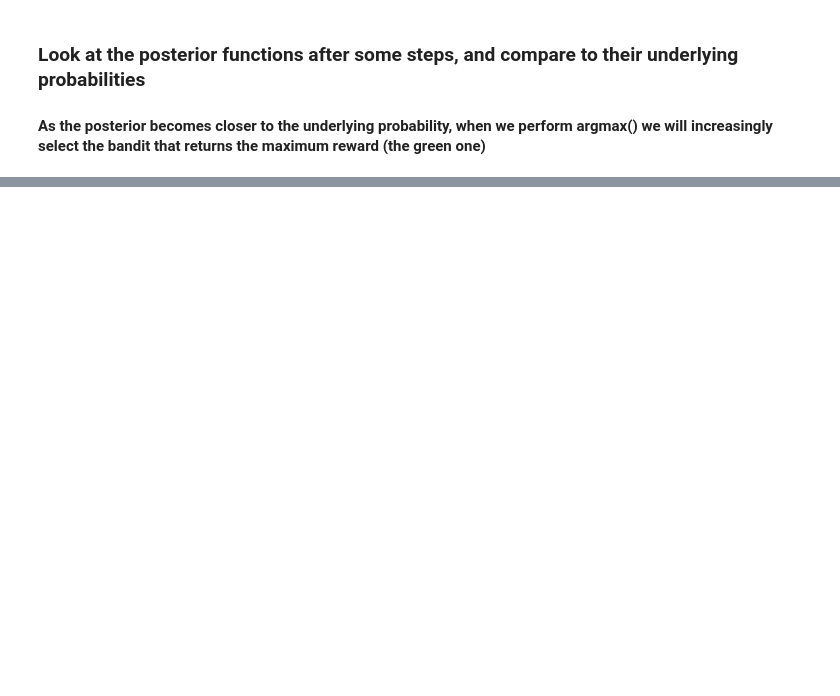
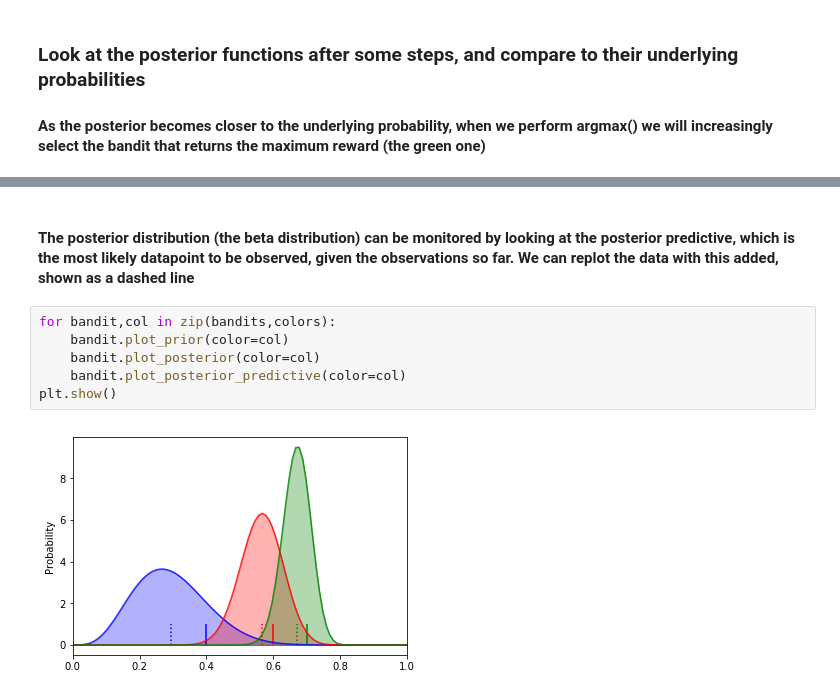
Before and after one commit to choderalab/fortuna, a Jupyter notebook: fortuna/examples/simple/Bernoulli_example.ipynb, the cells around one changed output, grey strips where cells are left out. Drawn from its saved outputs; the diff is of its cells as text; blank space fills up the shorter version.

```diff
--- a/fortuna/examples/simple/Bernoulli_example.ipynb
+++ b/fortuna/examples/simple/Bernoulli_example.ipynb
@@ -87,0 +91,10 @@ Text(0, 0.5, 'bandit')
+# %% [markdown]
+#### The posterior distribution (the beta distribution) can be monitored by looking at the posterior predictive, which is the most likely datapoint to be observed, given the observations so far. We can replot the data with this added, shown as a dashed line
+# %%
+for bandit,col in zip(bandits,colors):
+    bandit.plot_prior(color=col)
+    bandit.plot_posterior(color=col)
+    bandit.plot_posterior_predictive(color=col)
+plt.show()
+# %% [output]
+[figure, added]
```
Also changed, not shown: parts of 6 cells of this notebook, 3 other files.
